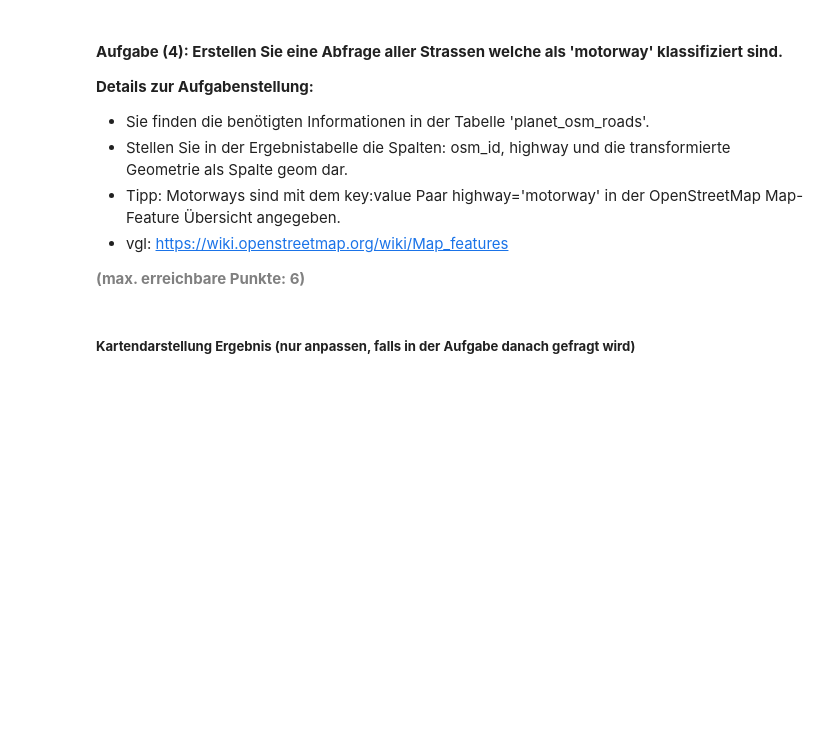
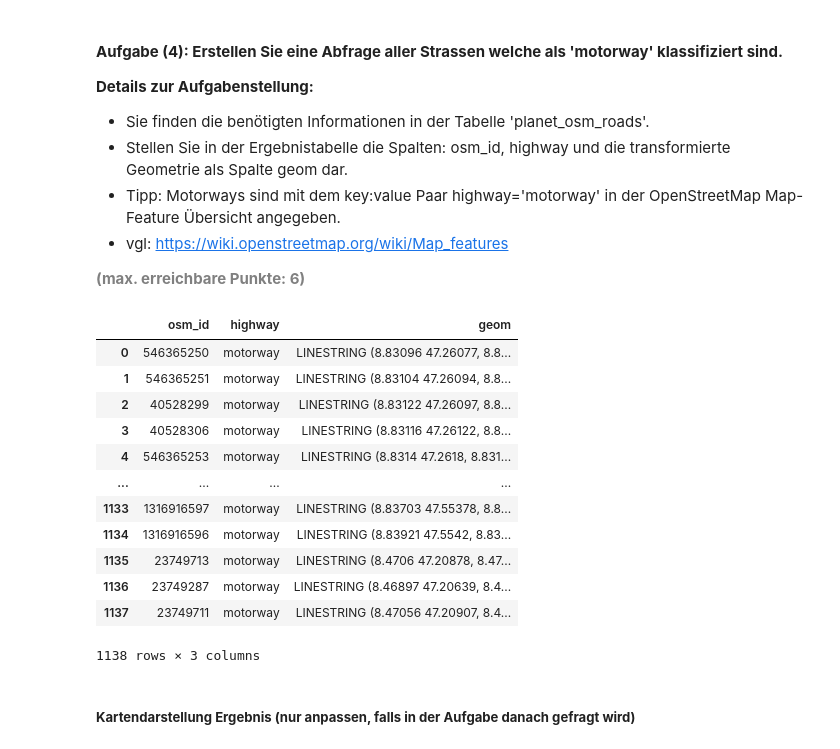
Before and after one commit to CarlsonBuma/zhaw-3-python_postgresql_postgis, a Jupyter notebook: ap3-raumliche_daten/AP03_Management_Raeumliche_Daten.ipynb, the cells around one changed output. Saved outputs shown, nothing was run; the diff lists cells and outputs as text; code cells hidden in the pictures; blank space fills up the shorter version.

```diff
--- a/ap3-raumliche_daten/AP03_Management_Raeumliche_Daten.ipynb
+++ b/ap3-raumliche_daten/AP03_Management_Raeumliche_Daten.ipynb
@@ -346,21 +386,37 @@ m
 # %%
 # Engine für Datenbankverbindung erstellen
 engine = create_engine(db_connection_url)
 
 # Ergänzen Sie die SQL-Abfrage, um die Aufgabe zu lösen
 sql = """SELECT
-         FROM
-         WHERE
-     ;"""
+            p.osm_id,
+            p.highway,
+            ST_TRANSFORM(p.way::geometry, 4326) AS geom
+        FROM public.planet_osm_roads AS p
+        WHERE p.highway = 'motorway';"""
 
 # Ergebnis in GeoDataFrame abspeichern
 gdf = gpd.GeoDataFrame.from_postgis(sql, engine)
 
 # Datenbankverbindung trennen
 engine.dispose()
 
 # Zeigen des GeoDataFrames
 gdf
+# %% [output]
+|  | osm_id | highway | geom |
+| 0 | 546365250 | motorway | LINESTRING (8.83096 47.26077, 8.8... |
+| 1 | 546365251 | motorway | LINESTRING (8.83104 47.26094, 8.8... |
+| 2 | 40528299 | motorway | LINESTRING (8.83122 47.26097, 8.8... |
+| 3 | 40528306 | motorway | LINESTRING (8.83116 47.26122, 8.8... |
+| 4 | 546365253 | motorway | LINESTRING (8.8314 47.2618, 8.831... |
+| ... | ... | ... | ... |
+| 1133 | 1316916597 | motorway | LINESTRING (8.83703 47.55378, 8.8... |
+| 1134 | 1316916596 | motorway | LINESTRING (8.83921 47.5542, 8.83... |
+| 1135 | 23749713 | motorway | LINESTRING (8.4706 47.20878, 8.47... |
+| 1136 | 23749287 | motorway | LINESTRING (8.46897 47.20639, 8.4... |
+| 1137 | 23749711 | motorway | LINESTRING (8.47056 47.20907, 8.4... |
+1138 rows × 3 columns
 # %% [markdown]
 ##### <b>Kartendarstellung Ergebnis (nur anpassen, falls in der Aufgabe danach gefragt wird)</b>
 # %%
```
Also changed, not shown: parts of 11 cells of this notebook, 3 other files.
